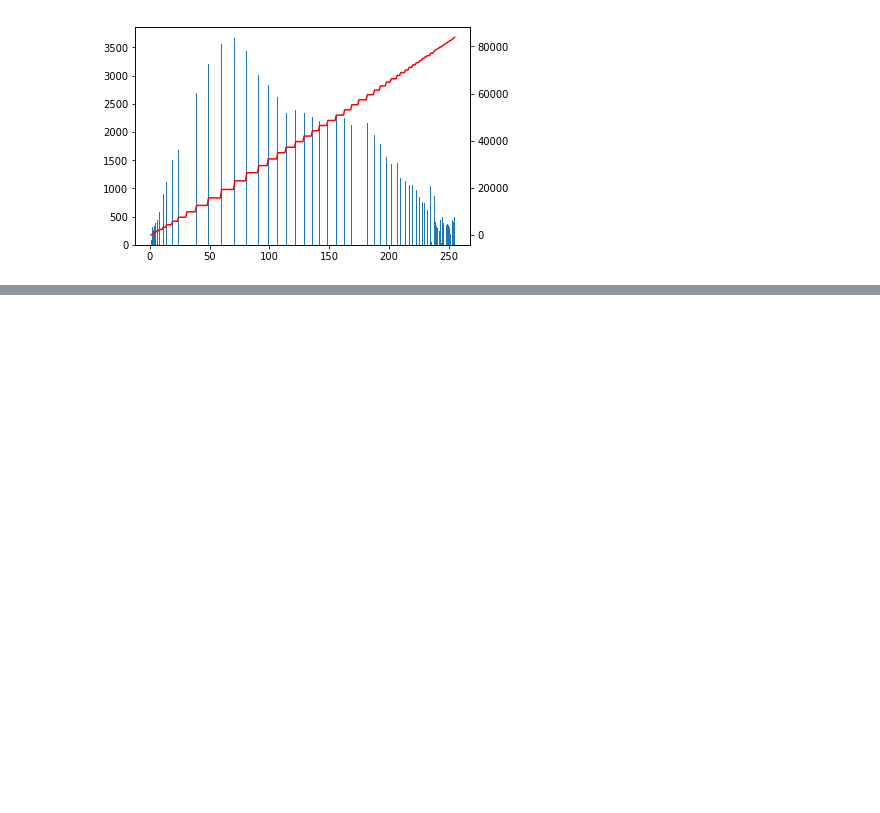
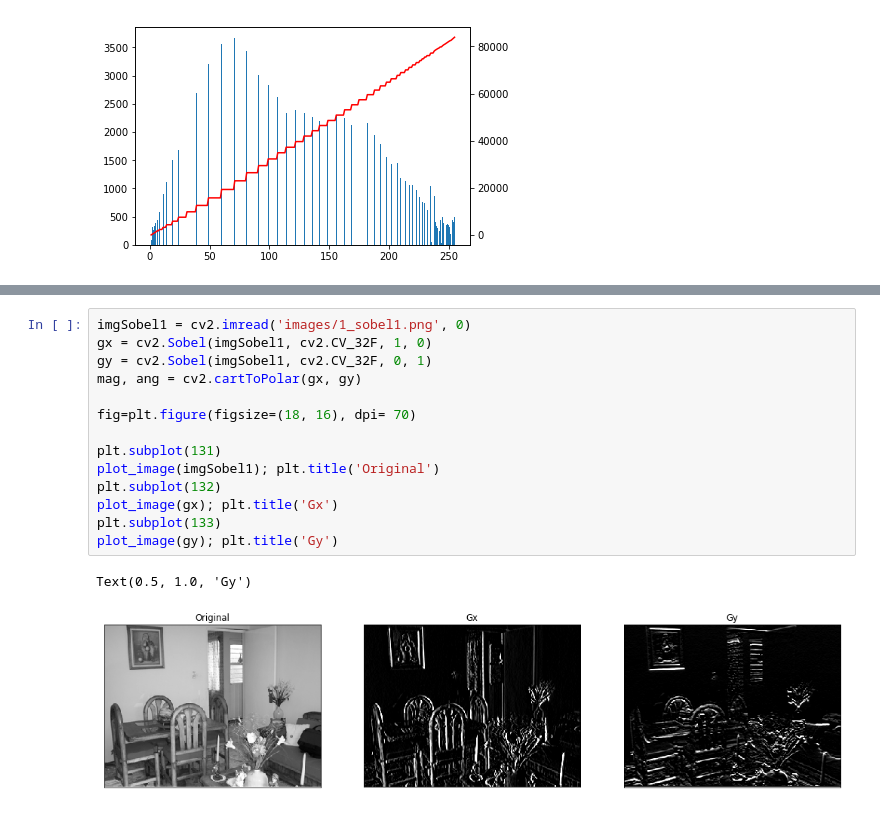
Before and after one commit to Smith2008/cstopics, a Jupyter notebook: assets/notebooks/vision_notebooks/01_Spatial_Domain.ipynb, the cells around one changed output, grey strips where cells are left out. Cells and saved outputs as stored; diff of their text form; blank space fills up the shorter version.

```diff
--- a/assets/notebooks/vision_notebooks/01_Spatial_Domain.ipynb
+++ b/assets/notebooks/vision_notebooks/01_Spatial_Domain.ipynb
@@ -406,0 +497,17 @@ plot_image(imgFace1)
+# %%
+imgSobel1 = cv2.imread('images/1_sobel1.png', 0)
+gx = cv2.Sobel(imgSobel1, cv2.CV_32F, 1, 0)
+gy = cv2.Sobel(imgSobel1, cv2.CV_32F, 0, 1)
+mag, ang = cv2.cartToPolar(gx, gy)
+
+fig=plt.figure(figsize=(18, 16), dpi= 70)
+
+plt.subplot(131)
+plot_image(imgSobel1); plt.title('Original')
+plt.subplot(132)
+plot_image(gx); plt.title('Gx')
+plt.subplot(133)
+plot_image(gy); plt.title('Gy')
+# %% [output]
+Text(0.5, 1.0, 'Gy')
+[figure, added]
```
Also changed, not shown: parts of 12 cells of this notebook, 11 other files.
